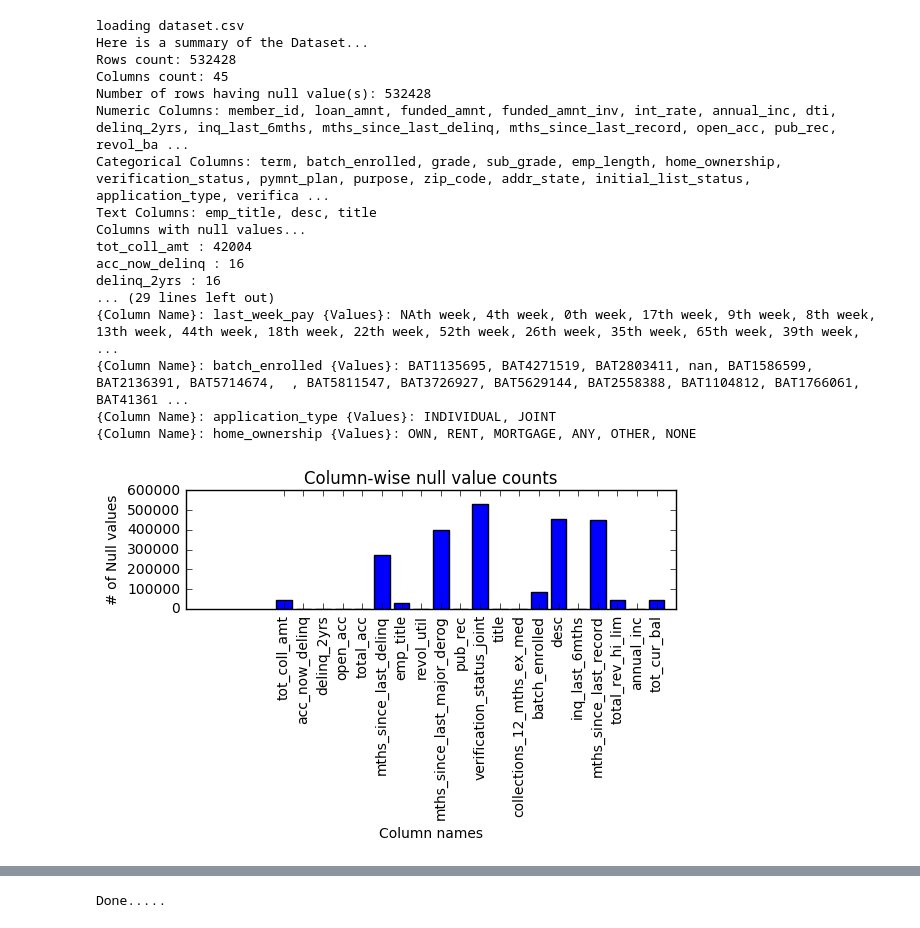
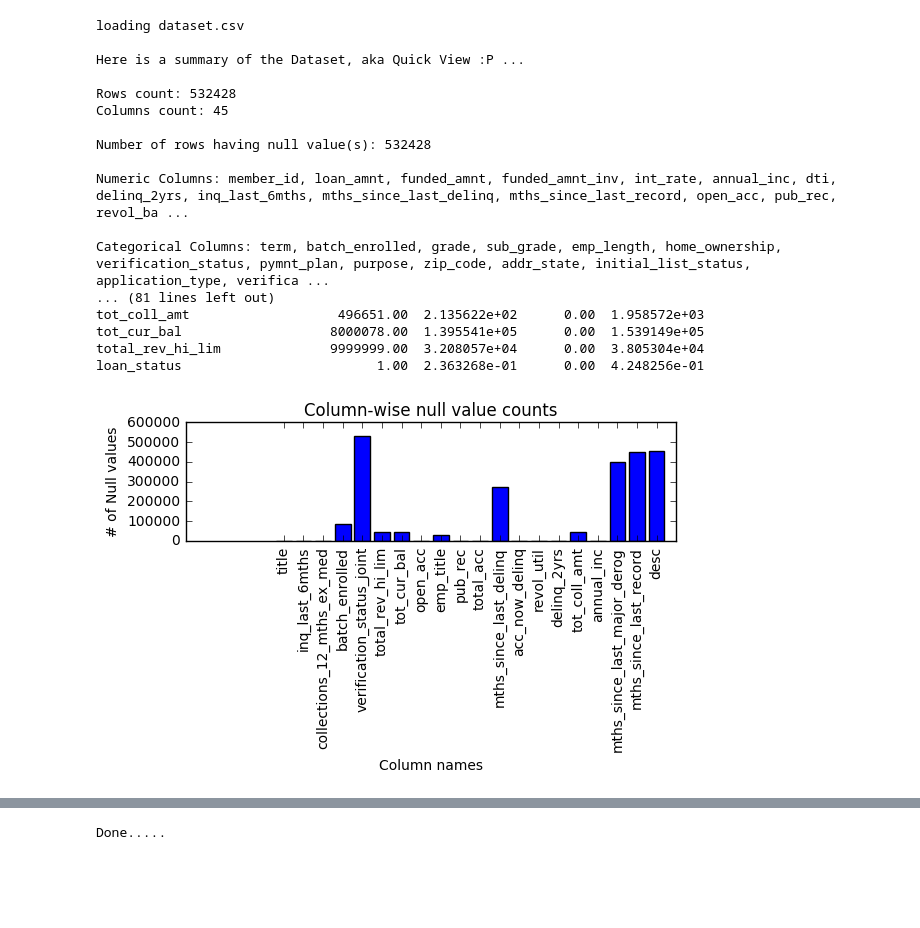
Before and after one commit to avannaldas/QuickView, a Jupyter notebook: Docs/QuickView Example.ipynb, the cells around one changed output, grey strips where cells are left out. Saved outputs shown, nothing was run; the diff lists cells and outputs as text; code cells hidden in the pictures; blank space fills up the shorter version.

```diff
--- a/Docs/QuickView Example.ipynb
+++ b/Docs/QuickView Example.ipynb
@@ -1,28 +1,28 @@
 # %%
 import QuickView.DataFrameVisualizer as qv
 import pandas as pd
 
 print('loading dataset.csv')
 
-qv.visualize(pd.read_csv('data/train-loans.csv'))
+qv.visualize(pd.read_csv('data/train.csv'))
 
 print('Done.....')
 # %% [output]
 loading dataset.csv
-Here is a summary of the Dataset...
+
+Here is a summary of the Dataset, aka Quick View :P ...
+
 Rows count: 532428
 Columns count: 45
+
 Number of rows having null value(s): 532428
+
 Numeric Columns: member_id, loan_amnt, funded_amnt, funded_amnt_inv, int_rate, annual_inc, dti, delinq_2yrs, inq_last_6mths, mths_since_last_delinq, mths_since_last_record, open_acc, pub_rec, revol_ba ...
+
 Categorical Columns: term, batch_enrolled, grade, sub_grade, emp_length, home_ownership, verification_status, pymnt_plan, purpose, zip_code, addr_state, initial_list_status, application_type, verifica ...
-Text Columns: emp_title, desc, title
-Columns with null values...
-tot_coll_amt : 42004
-acc_now_delinq : 16
-delinq_2yrs : 16
-... (29 lines left out)
-{Column Name}: last_week_pay {Values}: NAth week, 4th week, 0th week, 17th week, 9th week, 8th week, 13th week, 44th week, 18th week, 22th week, 52th week, 26th week, 35th week, 65th week, 39th week,  ...
-{Column Name}: batch_enrolled {Values}: BAT1135695, BAT4271519, BAT2803411, nan, BAT1586599, BAT2136391, BAT5714674,  , BAT5811547, BAT3726927, BAT5629144, BAT2558388, BAT1104812, BAT1766061, BAT41361 ...
-{Column Name}: application_type {Values}: INDIVIDUAL, JOINT
-{Column Name}: home_ownership {Values}: OWN, RENT, MORTGAGE, ANY, OTHER, NONE
+... (81 lines left out)
+tot_coll_amt                   496651.00  2.135622e+02      0.00  1.958572e+03
+tot_cur_bal                   8000078.00  1.395541e+05      0.00  1.539149e+05
+total_rev_hi_lim              9999999.00  3.208057e+04      0.00  3.805304e+04
+loan_status                         1.00  2.363268e-01      0.00  4.248256e-01
-[figure, old version]
+[figure, new version]
```
Also changed, not shown: parts of 1 cell of this notebook, 2 other files.
